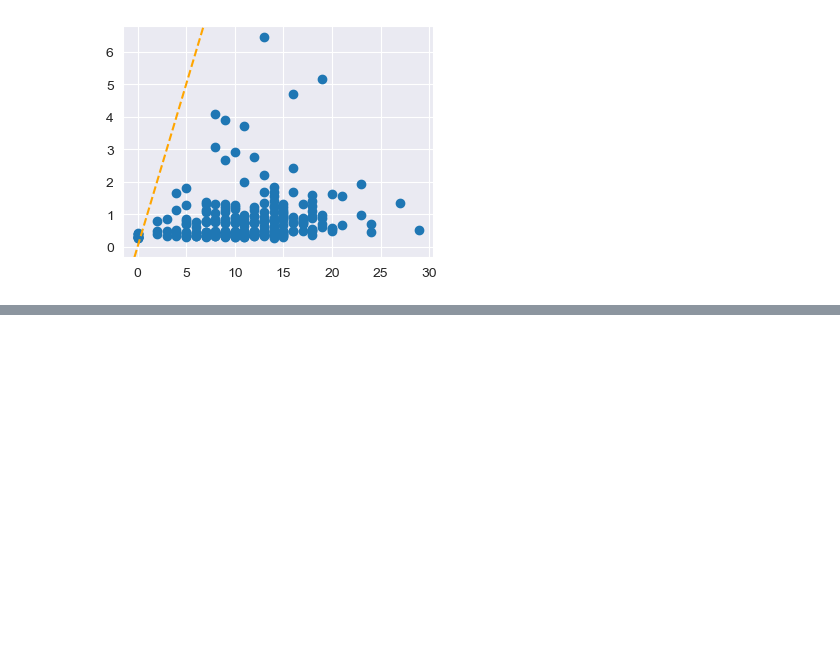
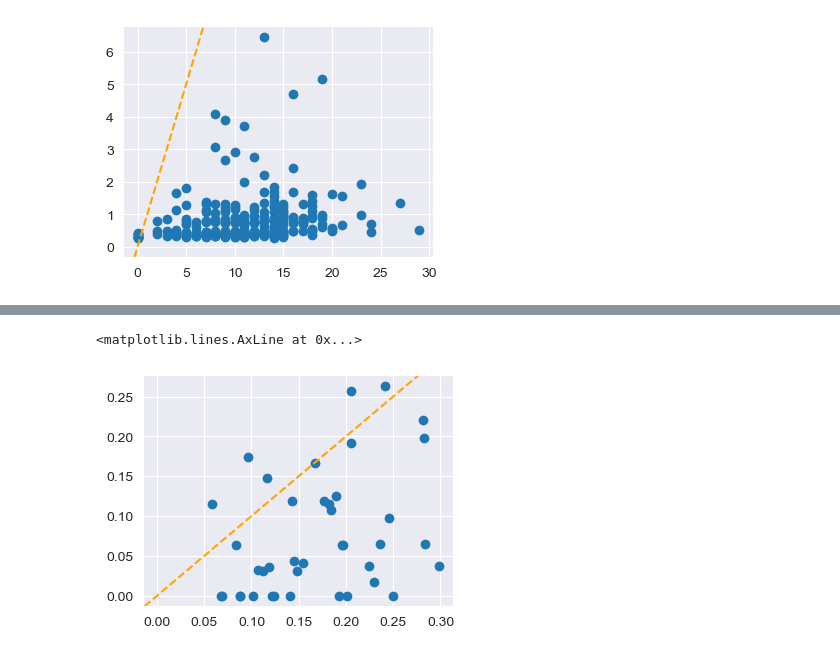
Before and after one commit to barwein/BayesProxyNets, a Jupyter notebook: Data/Palluck_et_al/Data_analysis.ipynb, the cells around one changed output, grey strips where cells are left out. Saved outputs shown, nothing was run; the diff lists cells and outputs as text; code cells hidden in the pictures; blank space fills up the shorter version.

```diff
--- a/Data/Palluck_et_al/Data_analysis.ipynb
+++ b/Data/Palluck_et_al/Data_analysis.ipynb
@@ -409,10 +436,10 @@ rng_key, rng_key_ = random.split(rng_key)
 
 school_svi_tst = util.Network_SVI(x_df = torch.tensor(np.array(df_for_network), dtype=torch.float32),
                                   # triu_obs = torch.tensor(adj_to_triu(tst_net),dtype=torch.float32))
-                                  # triu_obs = torch.stack([tst_ST_triu, tst_STW2_triu]),
-                                  triu_obs = torch.stack([tst_ST_triu, tst_BF_triu]),
-                                  network_model=models.multilayer_networks_model)
-                                  # network_model=models.repeated_noisy_networks_model)
+                                  triu_obs = torch.stack([tst_ST_triu, tst_STW2_triu]),
+                                  # triu_obs = torch.stack([tst_ST_triu, tst_BF_triu]),
+                                  # network_model=models.multilayer_networks_model)
+                                  network_model=models.repeated_noisy_networks_model)
 
 school_svi_tst.train_model()
 # %%
@@ -535,0 +590,22 @@ plt.axline((0, 0), slope=1, color="orange", linestyle="--")
+# %%
+# school_df['SCHID'].values - 1
+fixed_df = jnp.array(school_df_eligibles[["GENC", "ETHW", "ETHH", "GAME"]].values)
+# fixed_df = school_df_eligibles[["GENC", "ETHW", "ETHB", "ETHH", "ETHA", "ETHC", "GAME"]].values
+# all_trts = jnp.array(school_df['TREAT_NUMERIC'].values - 1)
+all_trts = jnp.array(school_df['TREAT_NUMERIC'].values==2, dtype=int)
+# obs_trts = jnp.array(school_df_eligibles['TREAT_NUMERIC'].values - 1)
+obs_trts = jnp.array(school_df_eligibles['TREAT_NUMERIC'].values==2, dtype=int)
+obs_outcome = jnp.array(school_df_eligibles['WRISTOW2_NUMERIC'].values)
+sch_trt = jnp.array(school_df_eligibles['SCHTREAT_NUMERIC'].values)
+tst_school = jnp.array(school_df_eligibles['SCHID'].values - 1, dtype=int)
+
+exposures_all = util.zeigen_value(Z=all_trts, adj_mat=tst_net)
+exposures_elig = exposures_all[(school_df['ELIGIBLE']==1).values]
+# exposure_elig_sub = util.zeigen_value(Z=all_trts, adj_mat=tst_net, subset = (school_df['ELIGIBLE']==1).values)
+print(len(exposures_all), len(exposures_elig))
+print(fixed_df.shape, '\n', obs_trts.shape, '\n', obs_outcome.shape, '\n', sch_trt.shape,
+      '\n', tst_school.shape, '\n', tst_grades.shape, '\n', exposures_elig.shape)
+
+obs_data = {'X' : fixed_df, 'school' : tst_school,  'grade' : tst_grades,
+            'trts' : obs_trts, 'sch_trts' : sch_trt ,
+             'exposures' : exposures_elig, 'Y' : obs_outcome}
@@ -535,0 +706,8 @@ plt.axline((0, 0), slope=1, color="orange", linestyle="--")
+# %%
+plt.figure(figsize=(4,3))
+# plt.scatter(post_obs_exposure.mean(axis=0), exposures_all)
+plt.scatter(post_obs_expos_elig.mean(axis=0), exposures_elig)
+plt.axline((0, 0), slope=1, color="orange", linestyle="--")
+# %% [output]
+<matplotlib.lines.AxLine at 0x...>
+[figure, added]
```
Also changed, not shown: parts of 16 cells of this notebook, 2 other files.
